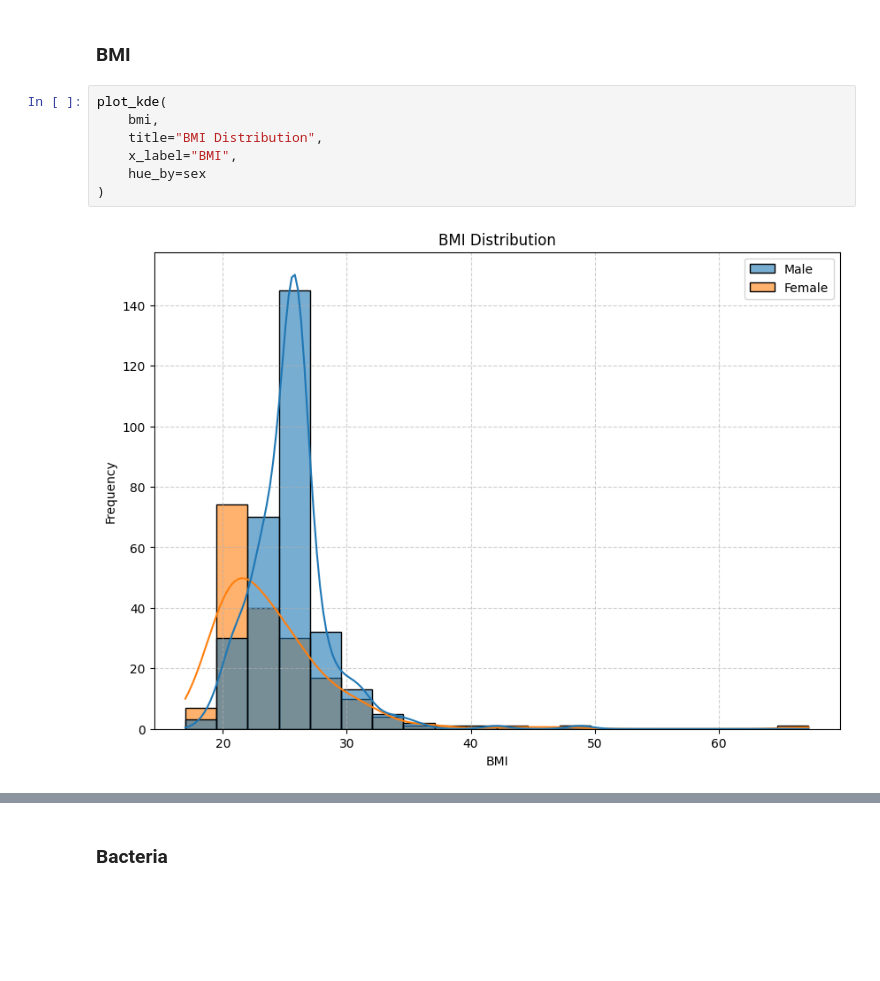
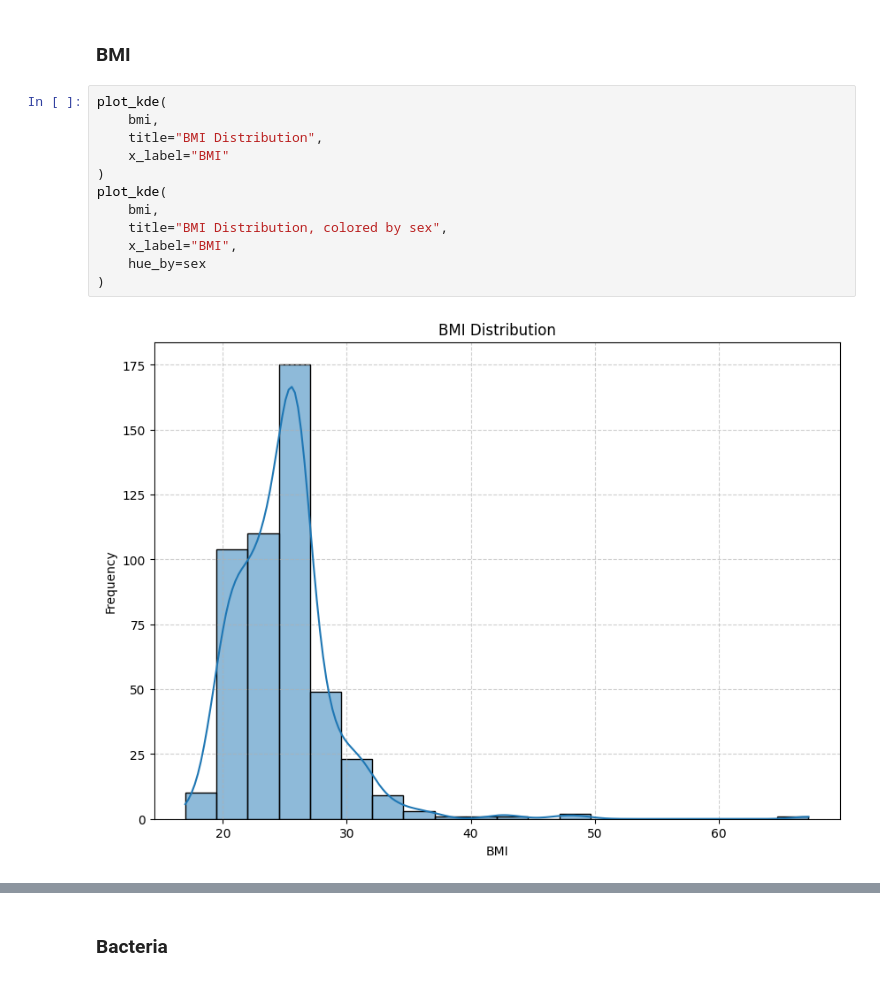
Before and after one commit to KonsKons26/mlcb-a1, a Jupyter notebook: notebooks/data_overview.ipynb, the cells around one changed output, grey strips where cells are left out. Saved outputs shown, nothing was run; the diff lists cells and outputs as text; blank space fills up the shorter version.

```diff
--- a/notebooks/data_overview.ipynb
+++ b/notebooks/data_overview.ipynb
@@ -95,9 +102,14 @@ bacteria.head()
 # %%
 plot_kde(
     bmi,
     title="BMI Distribution",
+    x_label="BMI"
+)
+plot_kde(
+    bmi,
+    title="BMI Distribution, colored by sex",
     x_label="BMI",
     hue_by=sex
 )
 # %% [output]
-[figure, old version]
+[figure, new version]
```
Also changed, not shown: parts of 16 cells of this notebook, 1 other file.
